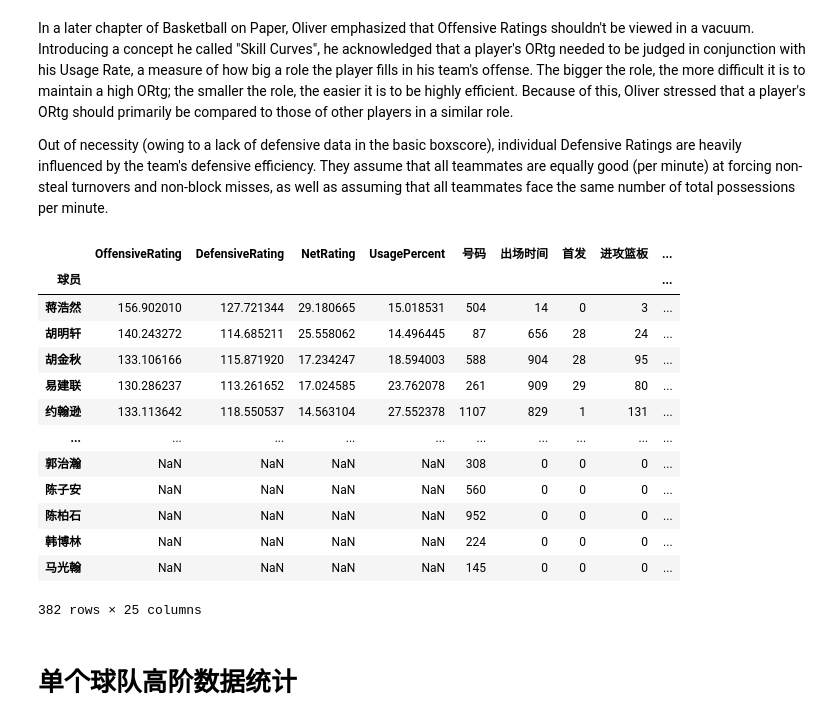
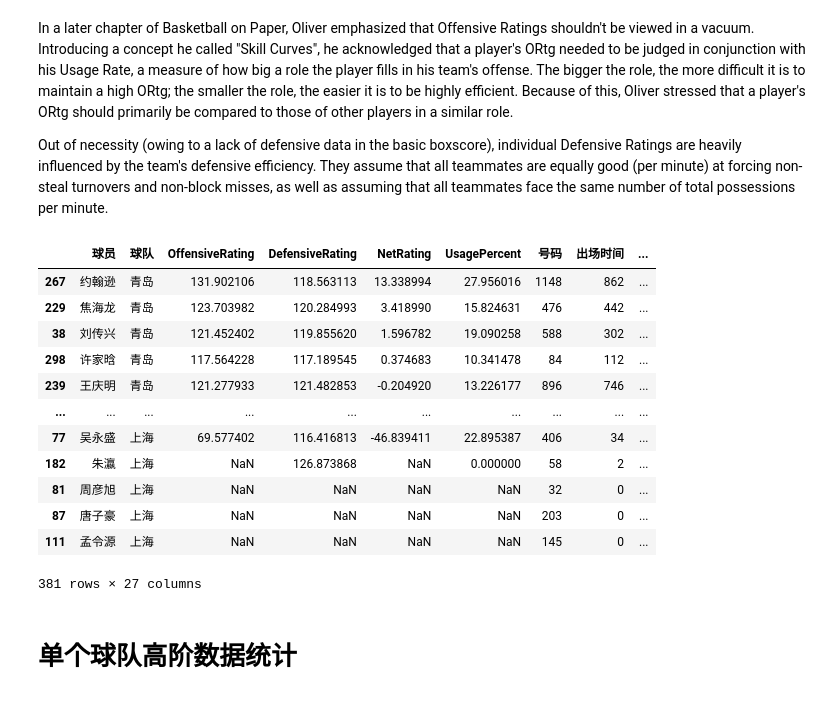
Before and after one commit to JJnotJimmyJohn/CBA-stats-dev, a Jupyter notebook: main.ipynb, the cells around one changed output. Saved outputs shown, nothing was run; the diff lists cells and outputs as text; code cells hidden in the pictures.

Commit message:
#0038 Include 球队 in player advanced stats.

```diff
--- a/main.ipynb
+++ b/main.ipynb
@@ -117,30 +119,31 @@ Out of necessity (owing to a lack of defensive data in the basic boxscore), indi
 # %%
 players = Player('',df)
 
 # with pd.option_context('display.max_rows', None, 'display.max_columns', None):
 players_df = pd.concat([players.plr_ortg, players.plr_drtg, players.plr_nrtg,players.plr_usg], axis=1)
 
 players_df.columns=['OffensiveRating', 'DefensiveRating', 'NetRating','UsagePercent']
 players_df = players_df.sort_values(by=['NetRating','UsagePercent'],ascending=False)
 
 
 players_df = pd.merge(players_df,players.plr_total_stats,left_index=True,right_index=True)
+players_df.reset_index(inplace=True)
+players_df.sort_values(by=['球队','NetRating','UsagePercent'],ascending=False,inplace=True)
 players_df
 # %% [output]
-|  | OffensiveRating | DefensiveRating | NetRating | UsagePercent | 号码 | 出场时间 | 首发 | 进攻篮板 | ... |
-| 球员 |  |  |  |  |  |  |  |  | ... |
-| 蒋浩然 | 156.902010 | 127.721344 | 29.180665 | 15.018531 | 504 | 14 | 0 | 3 | ... |
-| 胡明轩 | 140.243272 | 114.685211 | 25.558062 | 14.496445 | 87 | 656 | 28 | 24 | ... |
-| 胡金秋 | 133.106166 | 115.871920 | 17.234247 | 18.594003 | 588 | 904 | 28 | 95 | ... |
-| 易建联 | 130.286237 | 113.261652 | 17.024585 | 23.762078 | 261 | 909 | 29 | 80 | ... |
-| 约翰逊 | 133.113642 | 118.550537 | 14.563104 | 27.552378 | 1107 | 829 | 1 | 131 | ... |
+|  | 球员 | 球队 | OffensiveRating | DefensiveRating | NetRating | UsagePercent | 号码 | 出场时间 | ... |
+| 267 | 约翰逊 | 青岛 | 131.902106 | 118.563113 | 13.338994 | 27.956016 | 1148 | 862 | ... |
+| 229 | 焦海龙 | 青岛 | 123.703982 | 120.284993 | 3.418990 | 15.824631 | 476 | 442 | ... |
+| 38 | 刘传兴 | 青岛 | 121.452402 | 119.855620 | 1.596782 | 19.090258 | 588 | 302 | ... |
+| 298 | 许家晗 | 青岛 | 117.564228 | 117.189545 | 0.374683 | 10.341478 | 84 | 112 | ... |
+| 239 | 王庆明 | 青岛 | 121.277933 | 121.482853 | -0.204920 | 13.226177 | 896 | 746 | ... |
 | ... | ... | ... | ... | ... | ... | ... | ... | ... | ... |
-| 郭治瀚 | NaN | NaN | NaN | NaN | 308 | 0 | 0 | 0 | ... |
-| 陈子安 | NaN | NaN | NaN | NaN | 560 | 0 | 0 | 0 | ... |
-| 陈柏石 | NaN | NaN | NaN | NaN | 952 | 0 | 0 | 0 | ... |
-| 韩博林 | NaN | NaN | NaN | NaN | 224 | 0 | 0 | 0 | ... |
-| 马光翰 | NaN | NaN | NaN | NaN | 145 | 0 | 0 | 0 | ... |
+| 77 | 吴永盛 | 上海 | 69.577402 | 116.416813 | -46.839411 | 22.895387 | 406 | 34 | ... |
+| 182 | 朱瀛 | 上海 | NaN | 126.873868 | NaN | 0.000000 | 58 | 2 | ... |
+| 81 | 周彦旭 | 上海 | NaN | NaN | NaN | NaN | 32 | 0 | ... |
+| 87 | 唐子豪 | 上海 | NaN | NaN | NaN | NaN | 203 | 0 | ... |
+| 111 | 孟令源 | 上海 | NaN | NaN | NaN | NaN | 145 | 0 | ... |
-382 rows × 25 columns
+381 rows × 27 columns
 # %%
 players_df.to_csv(players_stats_output)
 # %% [markdown]
```
Also changed, not shown: parts of 4 cells of this notebook, 6 other files.
